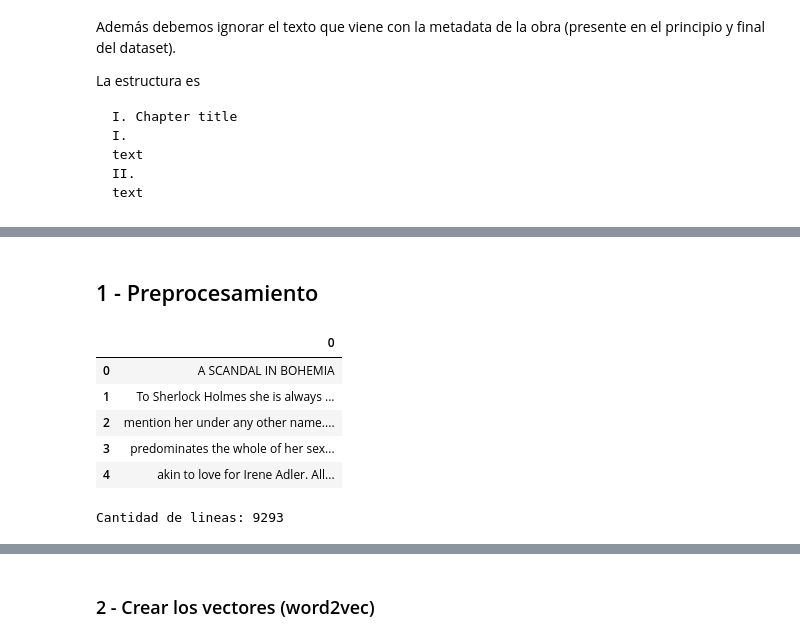
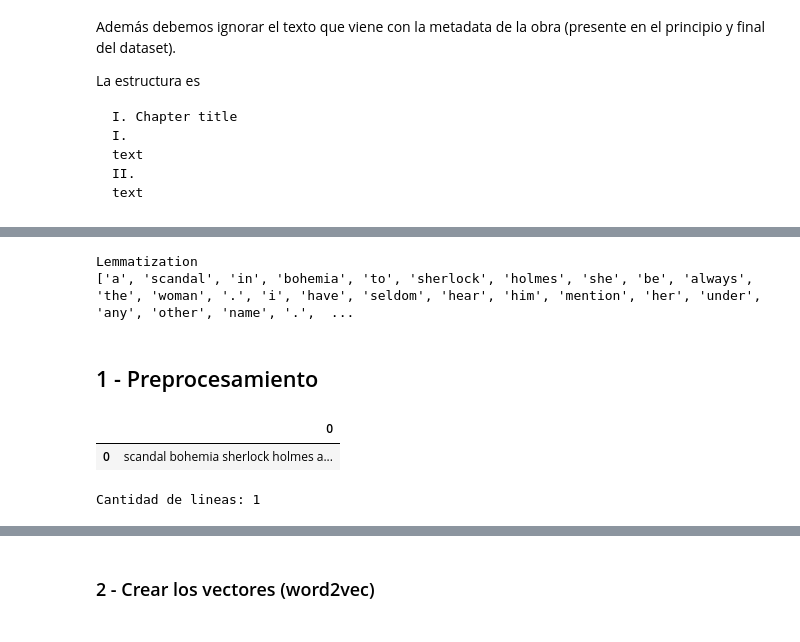
Before and after one commit to jmestanza/natural-language-processing-practice, a Jupyter notebook: desafios/Desafio_2/Desafio_2.ipynb, the cells around one changed output, grey strips where cells are left out. Saved outputs shown, nothing was run; the diff lists cells and outputs as text; code cells hidden in the pictures.

```diff
--- a/desafios/Desafio_2/Desafio_2.ipynb
+++ b/desafios/Desafio_2/Desafio_2.ipynb
@@ -261,20 +302,22 @@ with open('dataset_clean_preprocessed.txt', 'w') as f:
+# %%
+with open('dataset_nltk_preprocessed.txt', 'w') as f:
+  nltk_preprocessed_text = nltk_process(preprocessed_text)
+  f.write(nltk_preprocessed_text)
+# %% [output]
+Lemmatization
+['a', 'scandal', 'in', 'bohemia', 'to', 'sherlock', 'holmes', 'she', 'be', 'always', 'the', 'woman', '.', 'i', 'have', 'seldom', 'hear', 'him', 'mention', 'her', 'under', 'any', 'other', 'name', '.',  ...
 # %% [markdown]
 ## 1 - Preprocesamiento
 # %%
-import pandas as pd
-df = pd.read_csv('dataset_clean_preprocessed.txt', sep='/n', header=None, engine='python')
+df = pd.read_csv('dataset_nltk_preprocessed.txt', sep='/n', header=None, engine='python')
 df.head()
 # %% [output]
 |  | 0 |
-| 0 | A SCANDAL IN BOHEMIA |
-| 1 | To Sherlock Holmes she is always ... |
-| 2 | mention her under any other name.... |
-| 3 | predominates the whole of her sex... |
-| 4 | akin to love for Irene Adler. All... |
+| 0 | scandal bohemia sherlock holmes a... |
 # %%
 print("Cantidad de lineas:", df.shape[0])
 # %% [output]
-Cantidad de lineas: 9293
+Cantidad de lineas: 1
 # %%
 from tensorflow.keras.preprocessing.text import text_to_word_sequence
 
```
Also changed, not shown: parts of 24 cells of this notebook.
